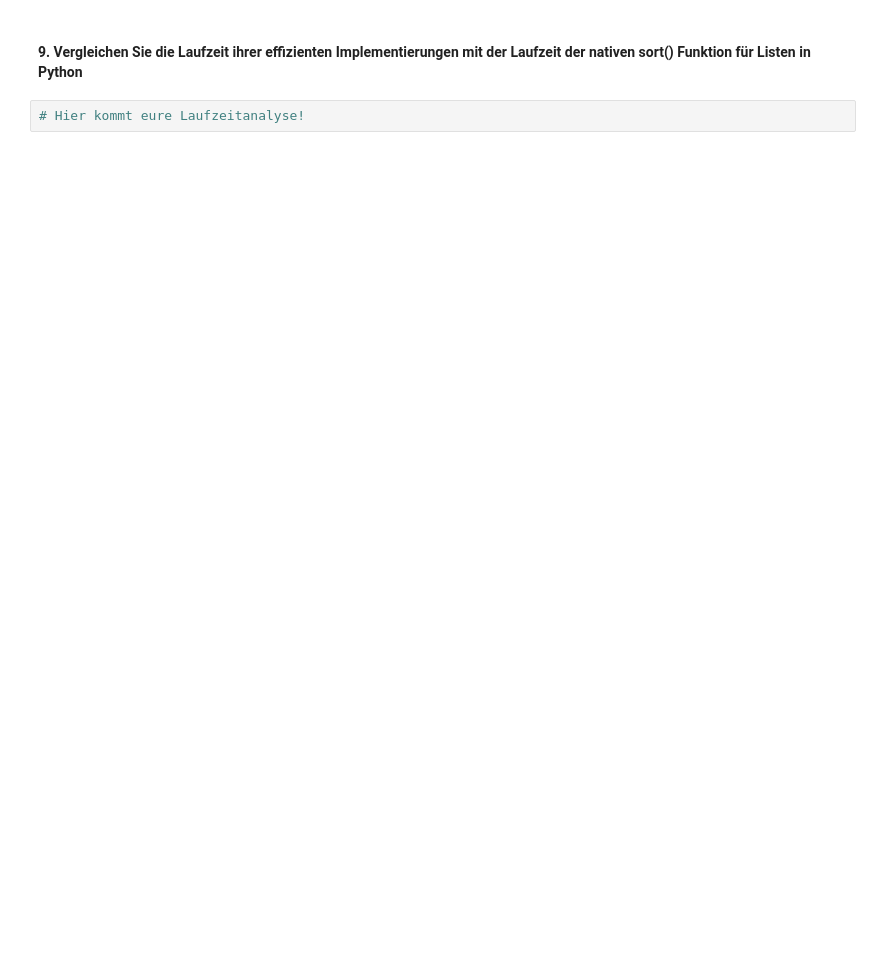
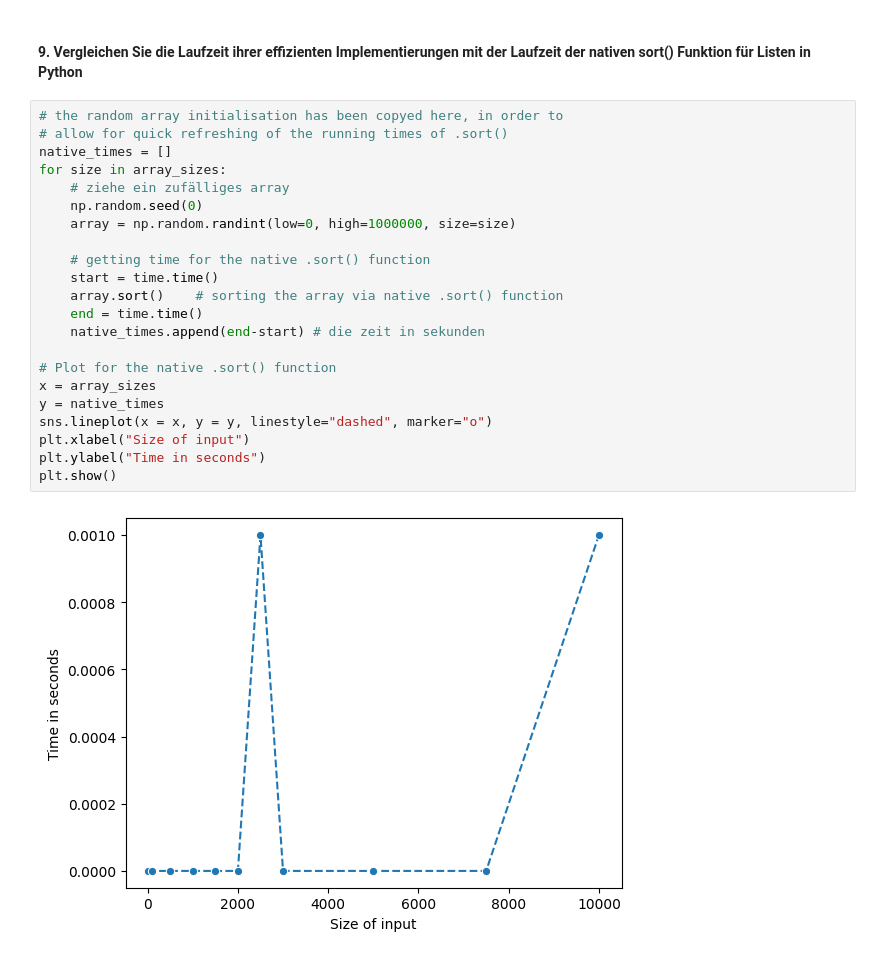
Before and after one commit to Mowodis/-bungsblatt-8, a Jupyter notebook: sorting.ipynb, the cells around one changed output. Cells and saved outputs as stored; diff of their text form; blank space fills up the shorter version.

```diff
--- a/sorting.ipynb
+++ b/sorting.ipynb
@@ -126,4 +167,26 @@ plt.show()
 # %% [markdown]
 #### 9. Vergleichen Sie die Laufzeit ihrer effizienten Implementierungen mit der Laufzeit der nativen sort() Funktion für Listen in Python
-# %%
-# Hier kommt eure Laufzeitanalyse!
+# %%
+# the random array initialisation has been copyed here, in order to
+# allow for quick refreshing of the running times of .sort()
+native_times = []
+for size in array_sizes:
+    # ziehe ein zufälliges array
+    np.random.seed(0)
+    array = np.random.randint(low=0, high=1000000, size=size)
+
+    # getting time for the native .sort() function
+    start = time.time()
+    array.sort()    # sorting the array via native .sort() function
+    end = time.time()
+    native_times.append(end-start) # die zeit in sekunden
+
+# Plot for the native .sort() function
+x = array_sizes
+y = native_times
+sns.lineplot(x = x, y = y, linestyle="dashed", marker="o")
+plt.xlabel("Size of input")
+plt.ylabel("Time in seconds")
+plt.show()
+# %% [output]
+[figure, added]
```
Also changed, not shown: parts of 11 cells of this notebook, 5 other files.
